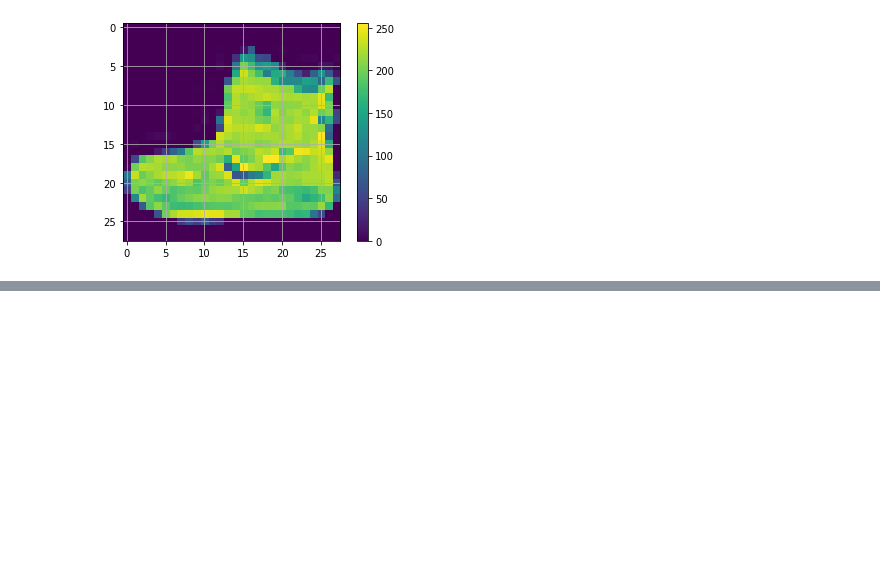
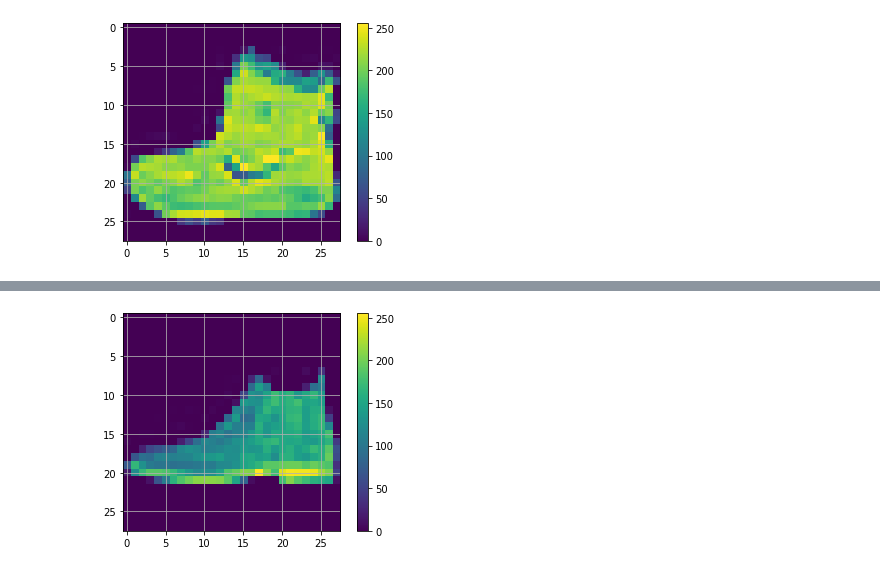
Before and after one commit to ulrikSebastienR/Colab-python-diaries, a Jupyter notebook: fashion_mnist.ipynb, the cells around one changed output, grey strips where cells are left out. Drawn from its saved outputs; the diff is of its cells as text; code cells hidden in the pictures; blank space fills up the shorter version.

```diff
--- a/fashion_mnist.ipynb
+++ b/fashion_mnist.ipynb
@@ -200,0 +217,8 @@ plt.show()
+# %%
+plt.figure()
+plt.imshow(test_images[0])
+plt.colorbar()
+plt.grid(True)
+plt.show()
+# %% [output]
+[figure, added]
```
Also changed, not shown: parts of 6 cells of this notebook.
